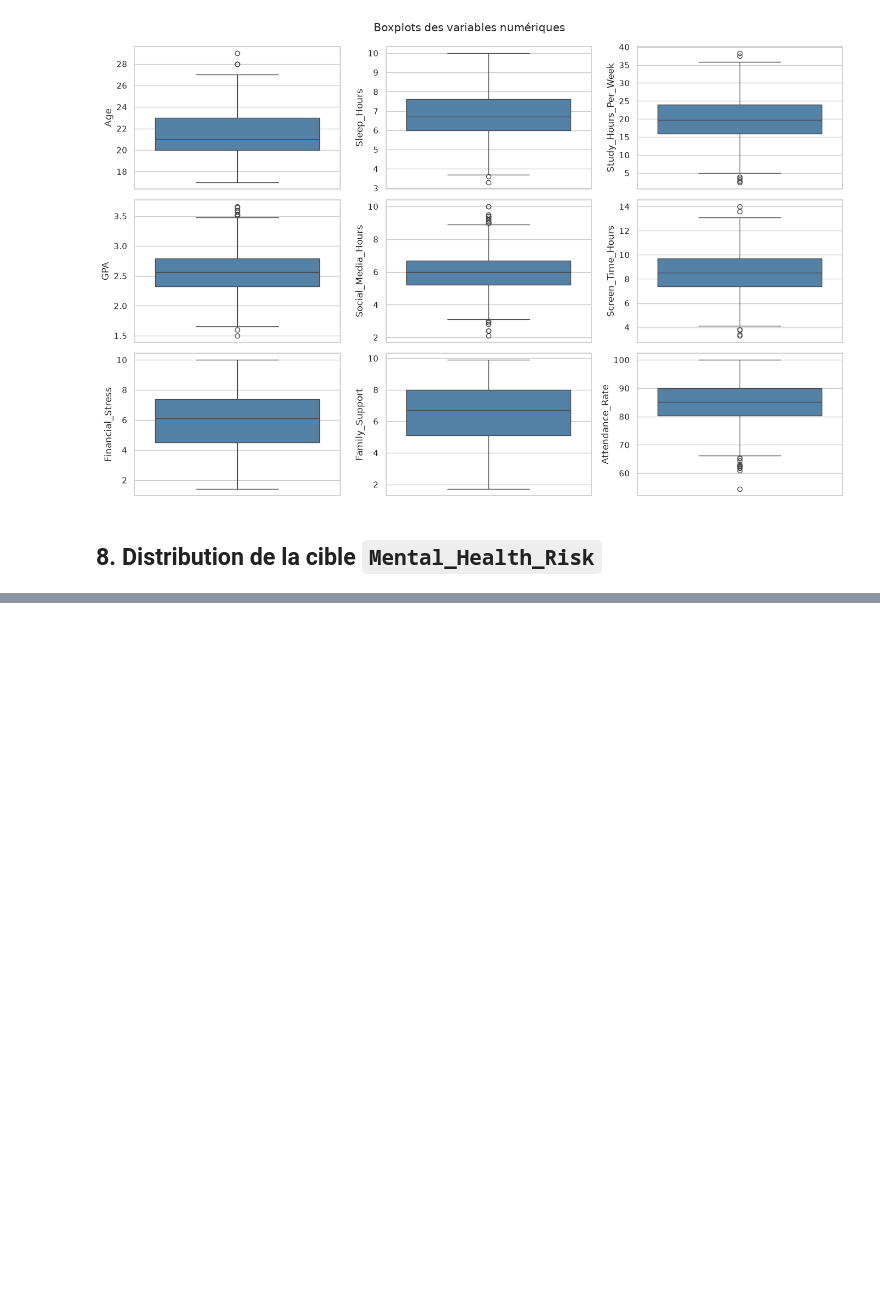
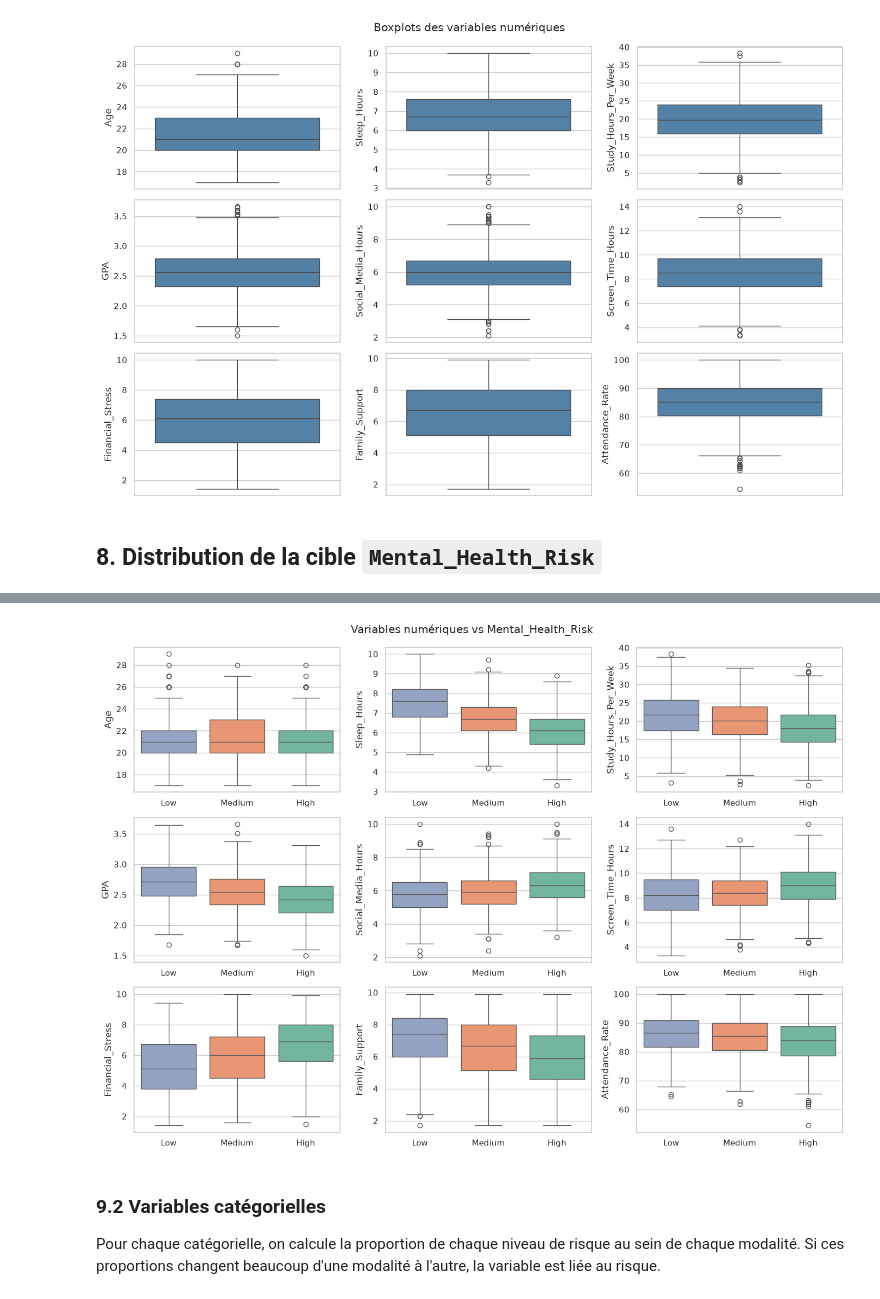
Before and after one commit to MohamedRahoumi/Pr-diction-du-risque-de-sant-mentale-chez-les-tudiants, a Jupyter notebook: notebooks/1-eda.ipynb, the cells around one changed output, grey strips where cells are left out. Saved outputs shown, nothing was run; the diff lists cells and outputs as text; code cells hidden in the pictures; blank space fills up the shorter version.

```diff
--- a/notebooks/1-eda.ipynb
+++ b/notebooks/1-eda.ipynb
@@ -164,0 +187,14 @@ plt.show()
+# %%
+fig, axes = plt.subplots(3, 3, figsize=(14, 10))
+for ax, col in zip(axes.flat, NUMERIC_COLS):
+    sns.boxplot(data=df, x=TARGET, y=col, order=["Low", "Medium", "High"], ax=ax, hue=TARGET, palette="Set2")
+    ax.set_xlabel("")
+fig.suptitle("Variables numériques vs Mental_Health_Risk")
+plt.tight_layout()
+plt.show()
+# %% [output]
+[figure, added]
+# %% [markdown]
+### 9.2 Variables catégorielles
+
+Pour chaque catégorielle, on calcule la proportion de chaque niveau de risque au sein de chaque modalité. Si ces proportions changent beaucoup d'une modalité à l'autre, la variable est liée au risque.
```
Also changed, not shown: parts of 4 cells of this notebook.
